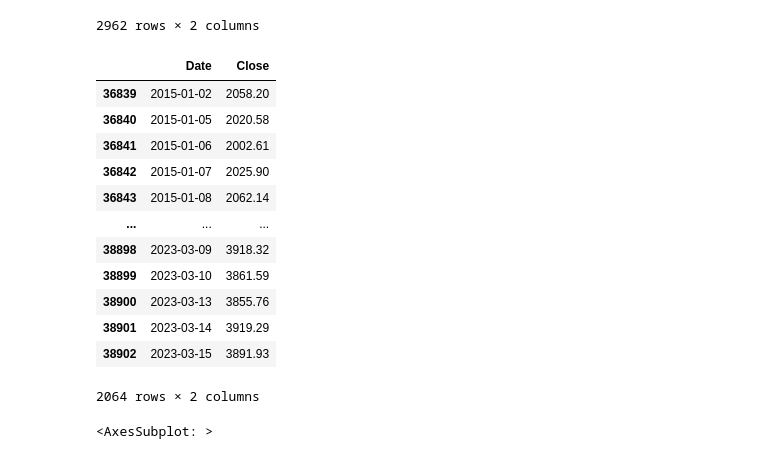
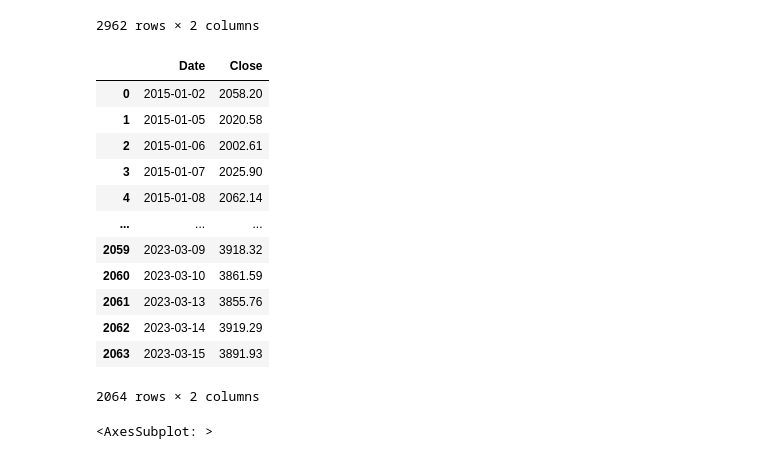
Before and after one commit to aintproud/analitic, a Jupyter notebook: 1.ipynb, the cells around one changed output. Saved outputs shown, nothing was run; the diff lists cells and outputs as text; code cells hidden in the pictures.

```diff
--- a/1.ipynb
+++ b/1.ipynb
@@ -27,21 +27,22 @@ bitcoin
 # %%
 # smp500['Trend'] = smp500['Open']-smp500['Close']
 smp500 = smp500[['Date','Close']]
 smp500 = smp500.iloc[36839:38903]
+smp500.index = range(len(smp500))
 smp500
 # %% [output]
 |  | Date | Close |
-| 36839 | 2015-01-02 | 2058.20 |
-| 36840 | 2015-01-05 | 2020.58 |
-| 36841 | 2015-01-06 | 2002.61 |
-| 36842 | 2015-01-07 | 2025.90 |
-| 36843 | 2015-01-08 | 2062.14 |
+| 0 | 2015-01-02 | 2058.20 |
+| 1 | 2015-01-05 | 2020.58 |
+| 2 | 2015-01-06 | 2002.61 |
+| 3 | 2015-01-07 | 2025.90 |
+| 4 | 2015-01-08 | 2062.14 |
 | ... | ... | ... |
-| 38898 | 2023-03-09 | 3918.32 |
-| 38899 | 2023-03-10 | 3861.59 |
-| 38900 | 2023-03-13 | 3855.76 |
-| 38901 | 2023-03-14 | 3919.29 |
-| 38902 | 2023-03-15 | 3891.93 |
+| 2059 | 2023-03-09 | 3918.32 |
+| 2060 | 2023-03-10 | 3861.59 |
+| 2061 | 2023-03-13 | 3855.76 |
+| 2062 | 2023-03-14 | 3919.29 |
+| 2063 | 2023-03-15 | 3891.93 |
 2064 rows × 2 columns
 # %%
 bitcoin.iloc[0:365*3]['Close'].plot()
```
Also changed, not shown: parts of 2 cells of this notebook, 1 other file.
